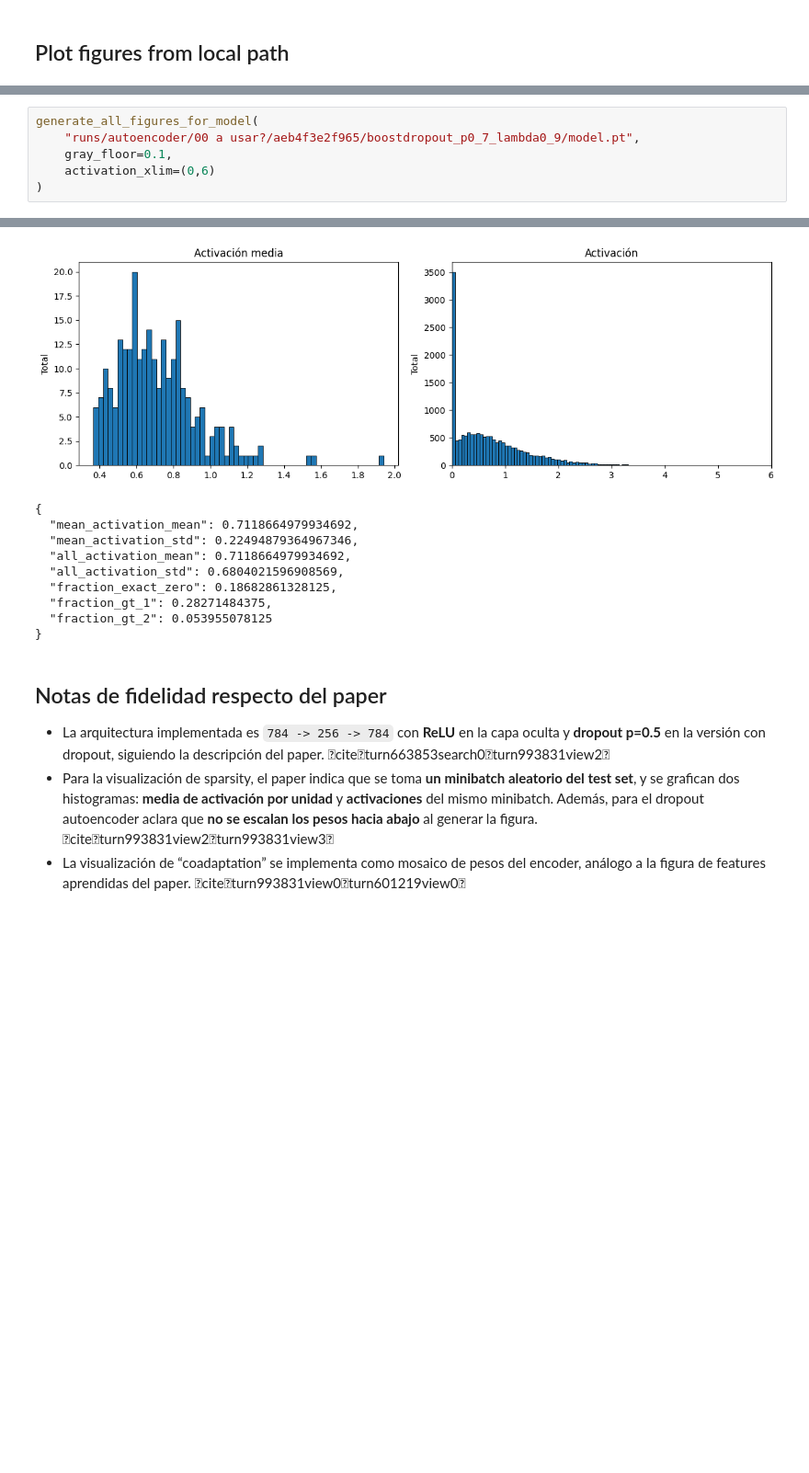
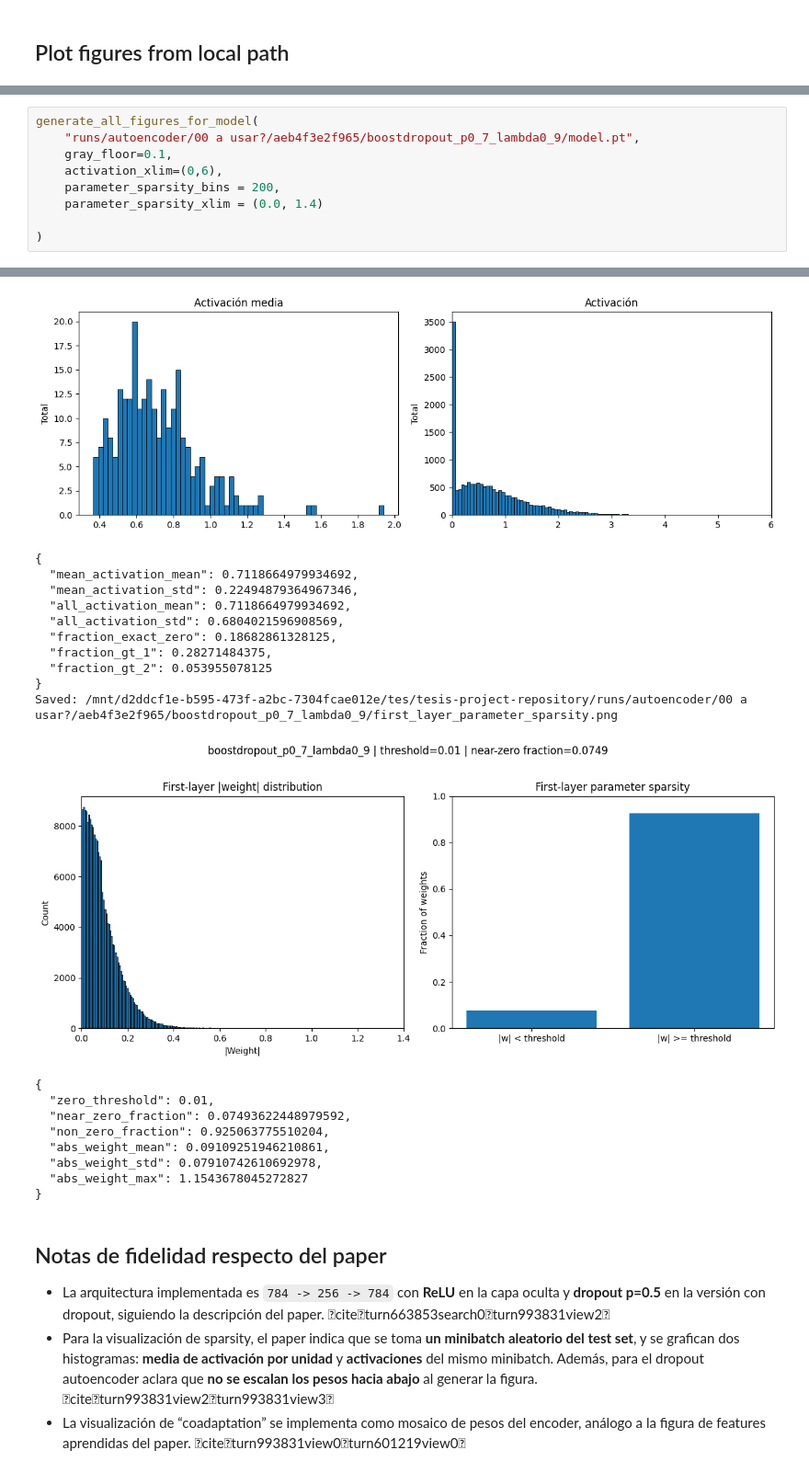
Before and after one commit to joacogamalerio/tesis-project-repository, a Jupyter notebook: dropout_mnist_autoencoder_repro.ipynb, the cells around one changed output, grey strips where cells are left out. Shown at 92% size. Cells and saved outputs as stored; diff of their text form; blank space fills up the shorter version.

```diff
--- a/dropout_mnist_autoencoder_repro.ipynb
+++ b/dropout_mnist_autoencoder_repro.ipynb
@@ -1224,23 +1311,36 @@ Saved: /mnt/d2ddcf1e-b595-473f-a2bc-7304fcae012e/tes/tesis-project-repository/ru
 # %%
 generate_all_figures_for_model(
     "runs/autoencoder/00 a usar?/aeb4f3e2f965/boostdropout_p0_7_lambda0_9/model.pt",
     gray_floor=0.1,
-    activation_xlim=(0,6)
+    activation_xlim=(0,6),
+    parameter_sparsity_bins = 200,
+    parameter_sparsity_xlim = (0.0, 1.4)
+
 )
 # %% [output]
 Saved: /mnt/d2ddcf1e-b595-473f-a2bc-7304fcae012e/tes/tesis-project-repository/runs/autoencoder/00 a usar?/aeb4f3e2f965/boostdropout_p0_7_lambda0_9/coadaptation.png
 [figure]
 Saved: /mnt/d2ddcf1e-b595-473f-a2bc-7304fcae012e/tes/tesis-project-repository/runs/autoencoder/00 a usar?/aeb4f3e2f965/boostdropout_p0_7_lambda0_9/sparsity.png
 [figure]
 {
   "mean_activation_mean": 0.7118664979934692,
   "mean_activation_std": 0.22494879364967346,
   "all_activation_mean": 0.7118664979934692,
   "all_activation_std": 0.6804021596908569,
   "fraction_exact_zero": 0.18682861328125,
   "fraction_gt_1": 0.28271484375,
   "fraction_gt_2": 0.053955078125
 }
+Saved: /mnt/d2ddcf1e-b595-473f-a2bc-7304fcae012e/tes/tesis-project-repository/runs/autoencoder/00 a usar?/aeb4f3e2f965/boostdropout_p0_7_lambda0_9/first_layer_parameter_sparsity.png
+[figure, added]
+{
+  "zero_threshold": 0.01,
+  "near_zero_fraction": 0.07493622448979592,
+  "non_zero_fraction": 0.925063775510204,
+  "abs_weight_mean": 0.09109251946210861,
+  "abs_weight_std": 0.07910742610692978,
+  "abs_weight_max": 1.1543678045272827
+}
 # %% [markdown]
 ## Notas de fidelidad respecto del paper
 
```
Also changed, not shown: parts of 5 cells of this notebook.
